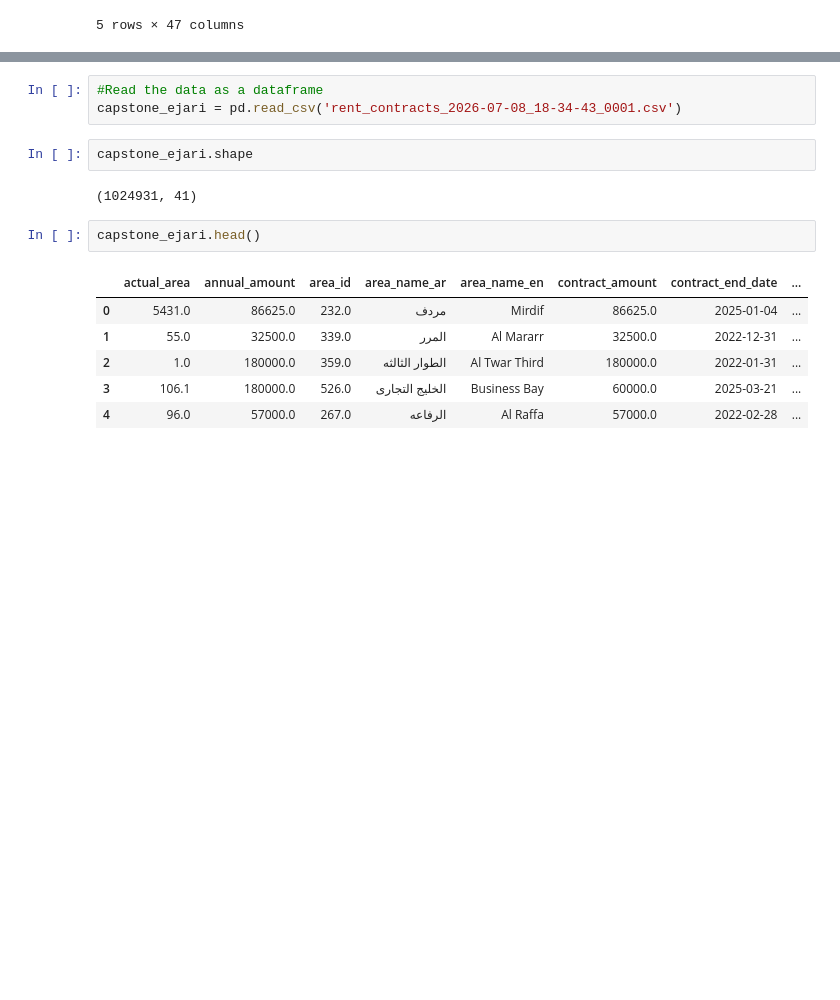
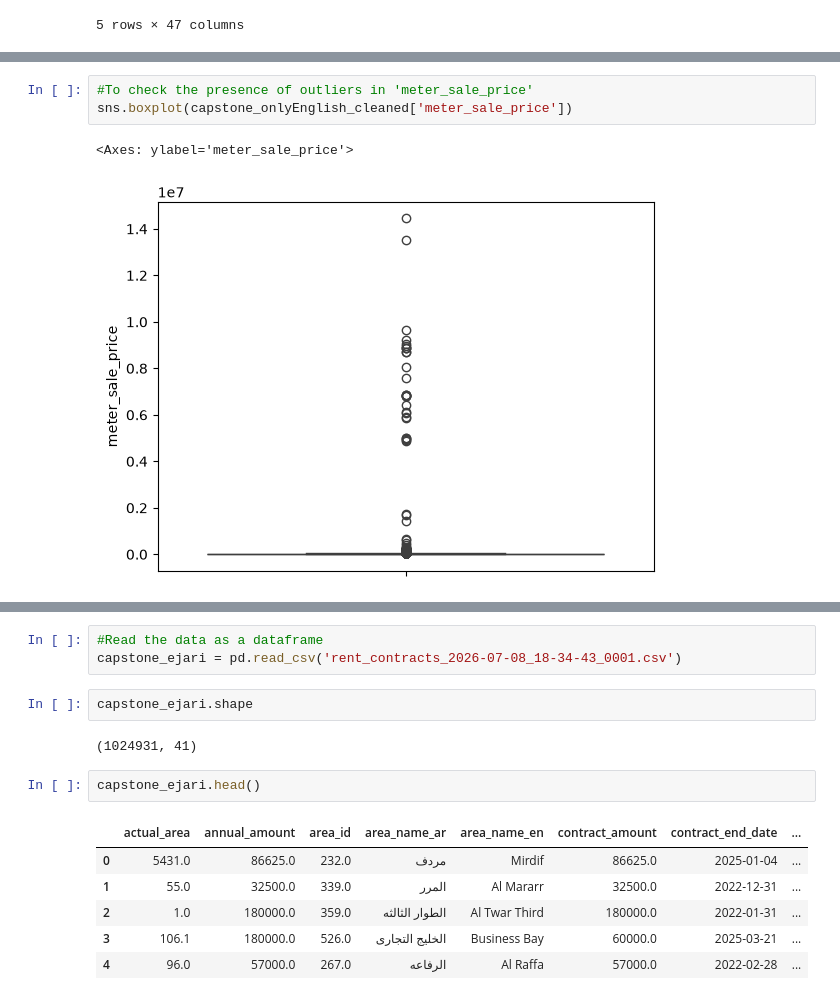
Before and after one commit to HariShanmugavelu/capstone-project, a Jupyter notebook: notebooks/DataAnalytics_Capstone.ipynb, the cells around one changed output, grey strips where cells are left out. Cells and saved outputs as stored; diff of their text form; blank space fills up the shorter version.

```diff
--- a/notebooks/DataAnalytics_Capstone.ipynb
+++ b/notebooks/DataAnalytics_Capstone.ipynb
@@ -310,0 +1538,6 @@ Name: rent_value, Length: 100, dtype: float64
+# %%
+#To check the presence of outliers in 'meter_sale_price'
+sns.boxplot(capstone_onlyEnglish_cleaned['meter_sale_price'])
+# %% [output]
+<Axes: ylabel='meter_sale_price'>
+[figure, added]
```
Also changed, not shown: parts of 251 cells of this notebook.
